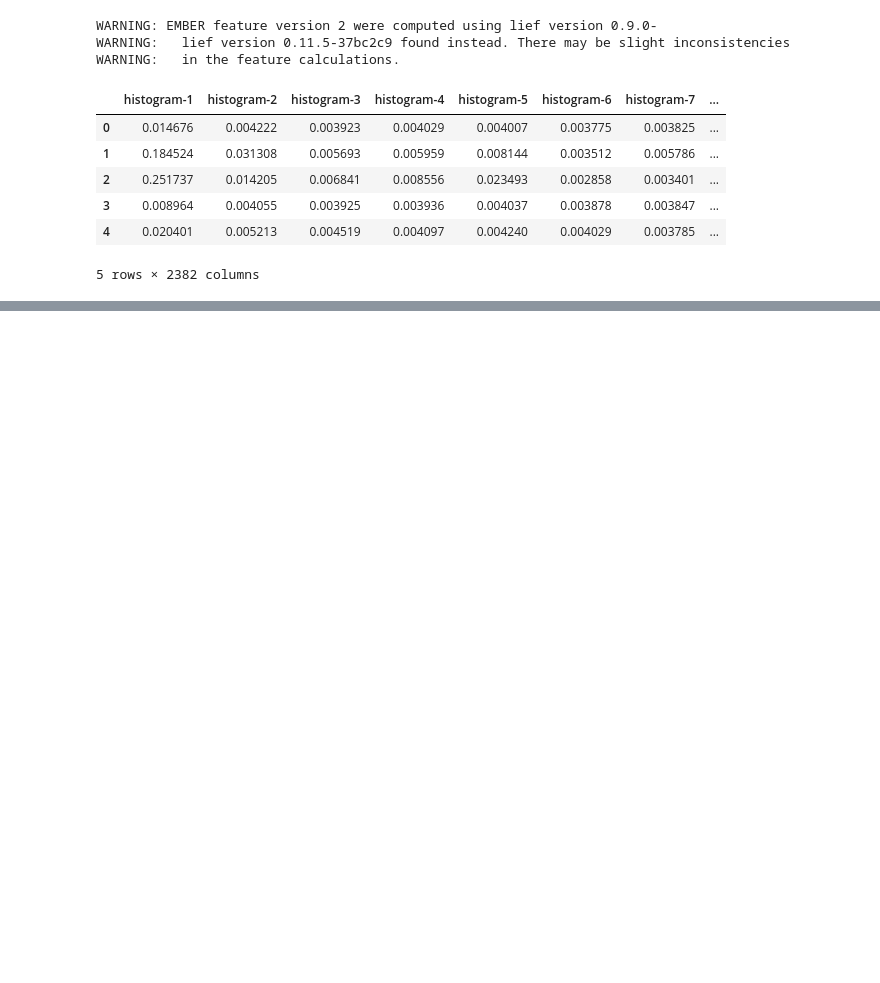
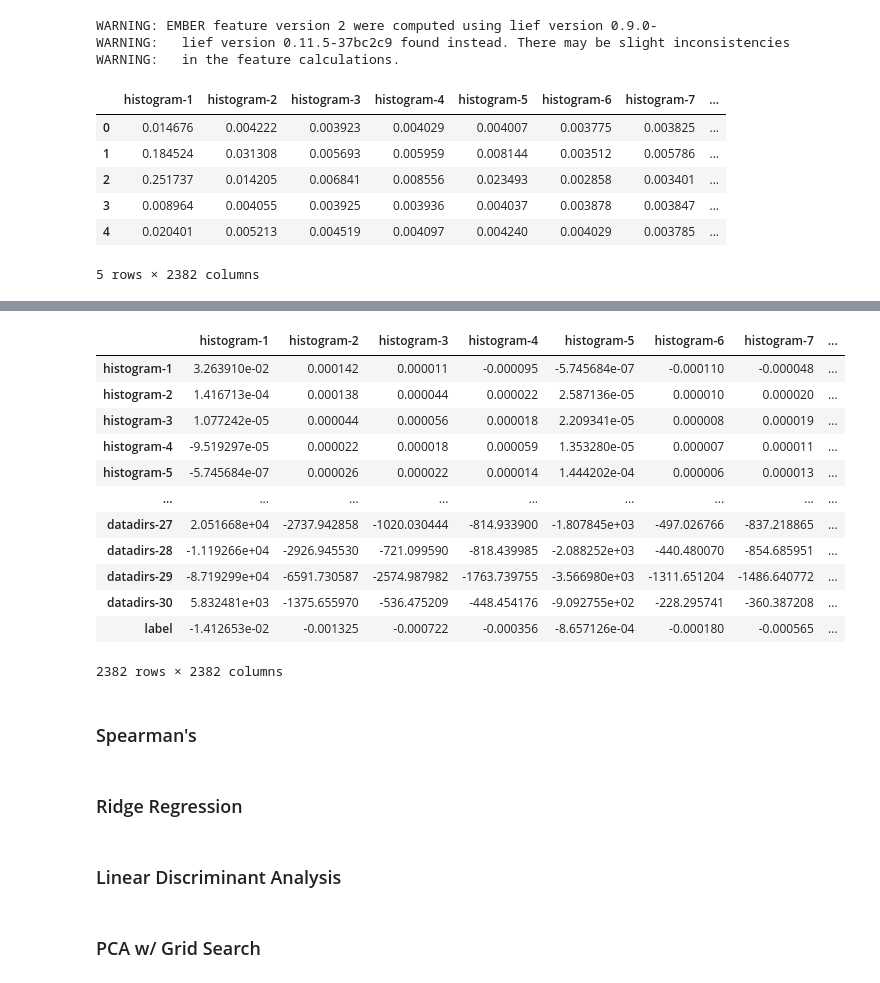
Before and after one commit to jmcrey/ember-analysis, a Jupyter notebook: Ember Project.ipynb, the cells around one changed output, grey strips where cells are left out. Drawn from its saved outputs; the diff is of its cells as text; code cells hidden in the pictures; blank space fills up the shorter version.

```diff
--- a/Ember Project.ipynb
+++ b/Ember Project.ipynb
@@ -178,0 +203,24 @@ train_df = train_df.loc[train_df['label'] != -1]
+# %%
+train_df.cov()
+# %% [output]
+|  | histogram-1 | histogram-2 | histogram-3 | histogram-4 | histogram-5 | histogram-6 | histogram-7 | ... |
+| histogram-1 | 3.263910e-02 | 0.000142 | 0.000011 | -0.000095 | -5.745684e-07 | -0.000110 | -0.000048 | ... |
+| histogram-2 | 1.416713e-04 | 0.000138 | 0.000044 | 0.000022 | 2.587136e-05 | 0.000010 | 0.000020 | ... |
+| histogram-3 | 1.077242e-05 | 0.000044 | 0.000056 | 0.000018 | 2.209341e-05 | 0.000008 | 0.000019 | ... |
+| histogram-4 | -9.519297e-05 | 0.000022 | 0.000018 | 0.000059 | 1.353280e-05 | 0.000007 | 0.000011 | ... |
+| histogram-5 | -5.745684e-07 | 0.000026 | 0.000022 | 0.000014 | 1.444202e-04 | 0.000006 | 0.000013 | ... |
+| ... | ... | ... | ... | ... | ... | ... | ... | ... |
+| datadirs-27 | 2.051668e+04 | -2737.942858 | -1020.030444 | -814.933900 | -1.807845e+03 | -497.026766 | -837.218865 | ... |
+| datadirs-28 | -1.119266e+04 | -2926.945530 | -721.099590 | -818.439985 | -2.088252e+03 | -440.480070 | -854.685951 | ... |
+| datadirs-29 | -8.719299e+04 | -6591.730587 | -2574.987982 | -1763.739755 | -3.566980e+03 | -1311.651204 | -1486.640772 | ... |
+| datadirs-30 | 5.832481e+03 | -1375.655970 | -536.475209 | -448.454176 | -9.092755e+02 | -228.295741 | -360.387208 | ... |
+| label | -1.412653e-02 | -0.001325 | -0.000722 | -0.000356 | -8.657126e-04 | -0.000180 | -0.000565 | ... |
+2382 rows × 2382 columns
+# %% [markdown]
+### Spearman's
+# %% [markdown]
+### Ridge Regression
+# %% [markdown]
+### Linear Discriminant Analysis
+# %% [markdown]
+### PCA w/ Grid Search
```
Also changed, not shown: parts of 9 cells of this notebook.
